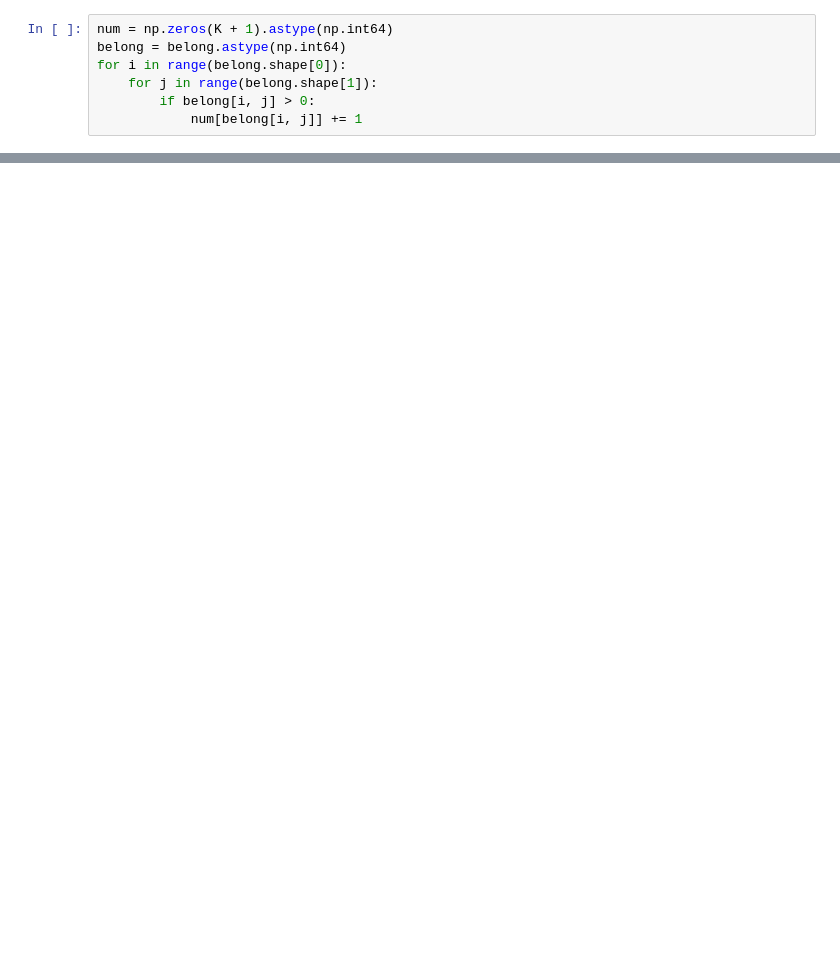
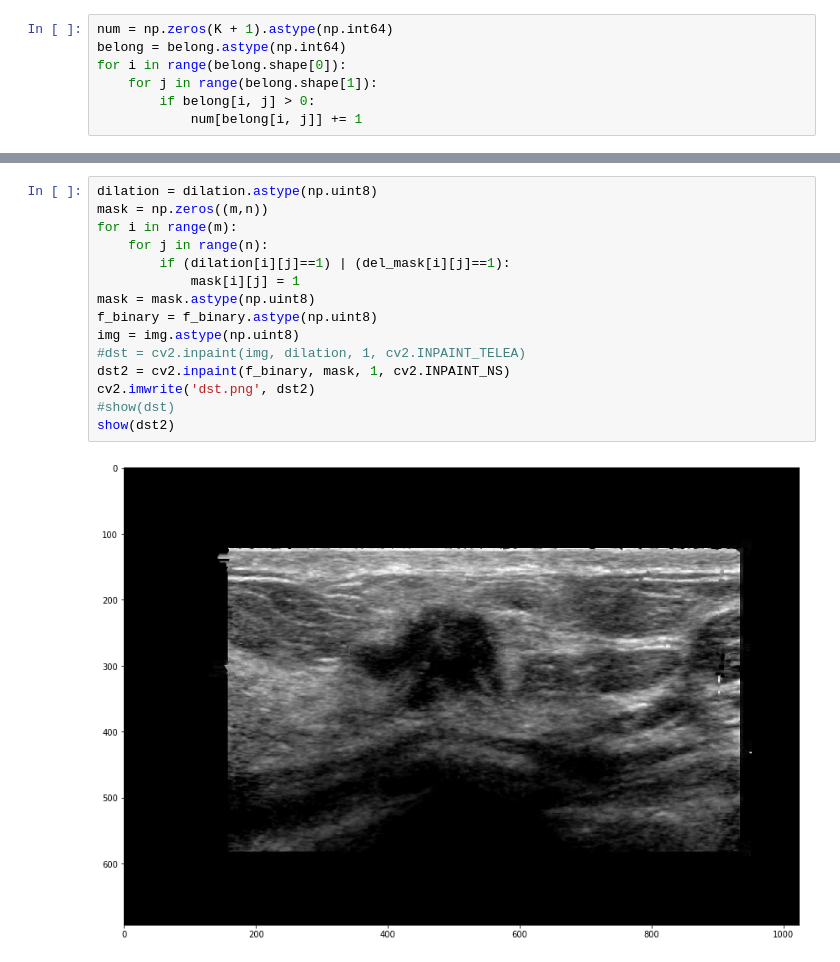
Before and after one commit to xindubawukong/SOA_cancer_detection, a Jupyter notebook: preprocess/main.ipynb, the cells around one changed output, grey strips where cells are left out. Cells and saved outputs as stored; diff of their text form; blank space fills up the shorter version.

```diff
--- a/preprocess/main.ipynb
+++ b/preprocess/main.ipynb
@@ -139,0 +148,17 @@ plt.show()
+# %%
+dilation = dilation.astype(np.uint8)
+mask = np.zeros((m,n))
+for i in range(m):
+    for j in range(n):
+        if (dilation[i][j]==1) | (del_mask[i][j]==1):
+            mask[i][j] = 1
+mask = mask.astype(np.uint8)
+f_binary = f_binary.astype(np.uint8)
+img = img.astype(np.uint8)
+#dst = cv2.inpaint(img, dilation, 1, cv2.INPAINT_TELEA)
+dst2 = cv2.inpaint(f_binary, mask, 1, cv2.INPAINT_NS)
+cv2.imwrite('dst.png', dst2)
+#show(dst)
+show(dst2)
+# %% [output]
+[figure, added]
```
Also changed, not shown: parts of 13 cells of this notebook, 4 other files.
